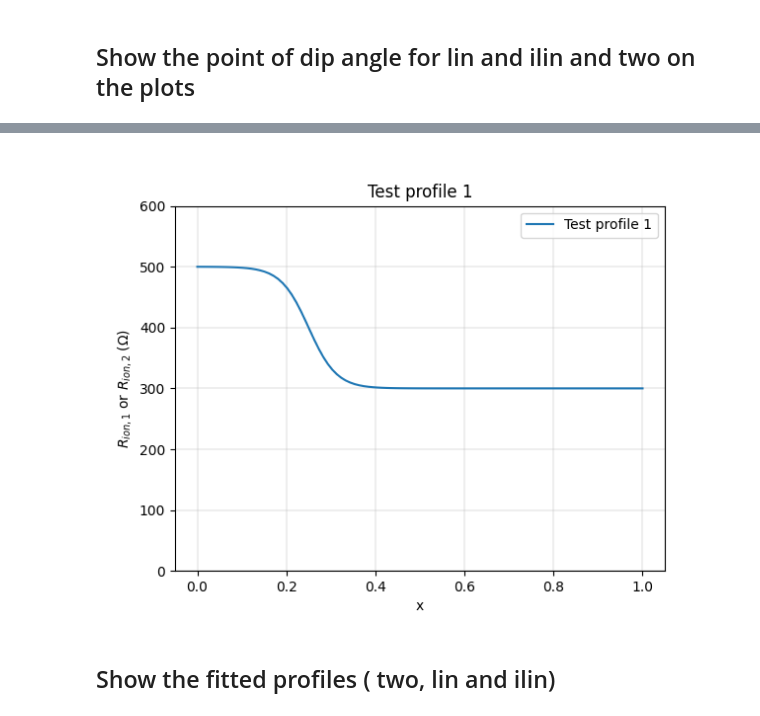
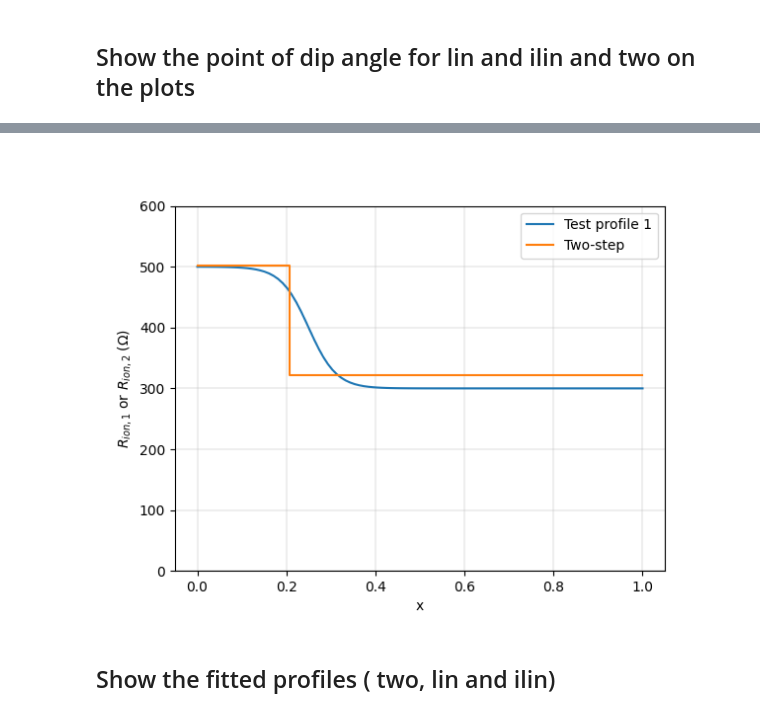
Before and after one commit to Yugal0/fitting-gen-arbitrary-eis, a Jupyter notebook: main_prof_1.ipynb, the cells around one changed output, grey strips where cells are left out. Drawn from its saved outputs; the diff is of its cells as text; code cells hidden in the pictures.

```diff
--- a/main_prof_1.ipynb
+++ b/main_prof_1.ipynb
@@ -195,38 +195,38 @@ delta=0.2063
 fig1, axx= plt.subplots()
 x=np.linspace(0,1,100)
 a=4
 b=4
 def R(x):
     return 100*(a*np.tanh(b**2-a*x)+np.tanh(a-b**2*x))
 #plot the arbitray profile
 axx.plot(x,R(x),label="Test profile 1")
 #plot the fitted profiles
-# axx.plot([0,delta,delta,1],[R1_two,R1_two,R2_two,R2_two],label="Two-step")
-axx.set_title("Test profile 1")
+axx.plot([0,delta,delta,1],[R1_two,R1_two,R2_two,R2_two],label="Two-step")
+# axx.set_title("Test profile 1")
 # axx.set_title("Inverse-Linear resistance profile")
 # axx.set_title("Linear resistance profile")
 # axx.plot([0,1],[R1_lin,R2_lin],label="Linear")
 
 def R_ilin(x):
     return 1/(1/R1_ilin+(1/R2_ilin-1/R1_ilin)*x)
 # axx.plot(x,R_ilin(x),label="Inverse-Linear")
 
 # axx.set_xlim(0,)
 axx.set_ylim(0,600)
 
 axx.set_xlabel("x")
 axx.set_ylabel("$R_{ion,1}$ or $R_{ion,2}\;$($\Omega$)")
 axx.legend()
 axx.grid(linewidth=0.3)
 # fig1.savefig("fitted_prof1.png",dpi=500)
-# fig1.savefig("fitted_two_prof1.png",dpi=500)
+fig1.savefig("fitted_two_prof1.png",dpi=500)
 # fig1.savefig("two-step.png",dpi=500)
 # fig1.savefig("two-step.png",dpi=500)
 # fig1.savefig("Linear.png",dpi=500)
 # fig1.savefig("Inverse-Linear.png",dpi=500)
-fig1.savefig("Test prof 1",dpi=500)
+# fig1.savefig("Test prof 1",dpi=500)
 # %% [output]
-[figure, old version]
+[figure, new version]
 # %% [markdown]
 ## Show the fitted profiles ( two, lin and ilin)
 # %%
```
Also changed, not shown: parts of 1 cell of this notebook, 13 other files.
